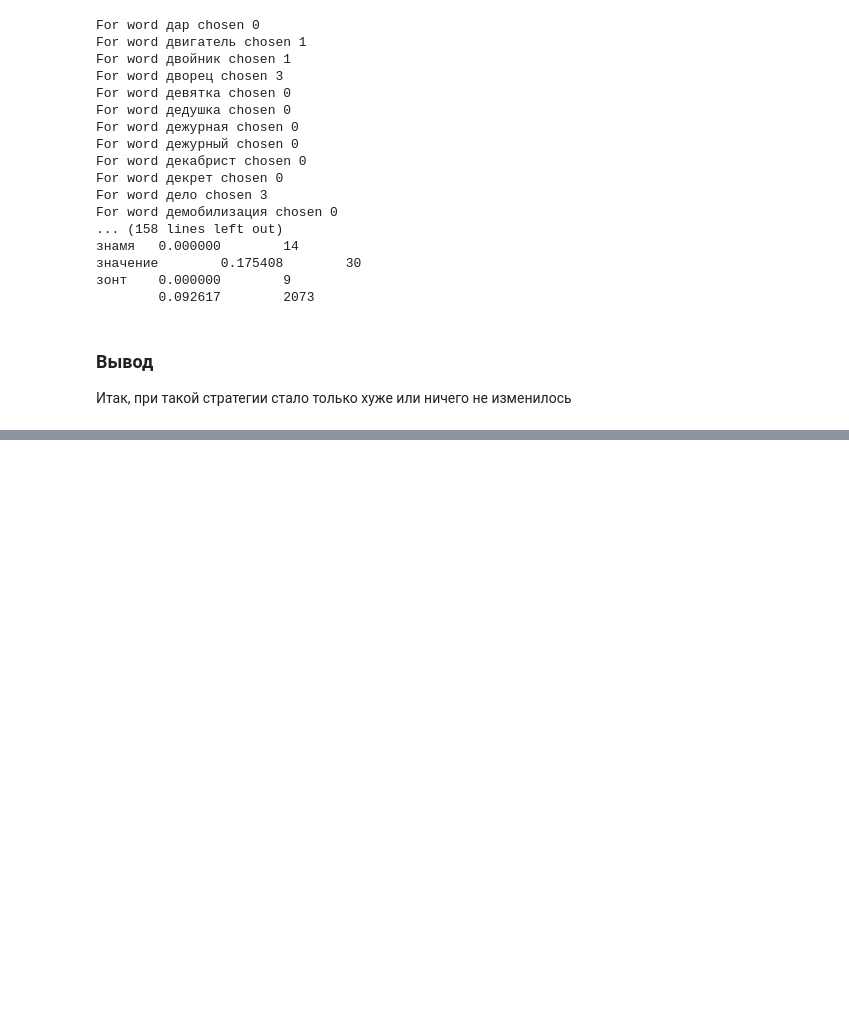
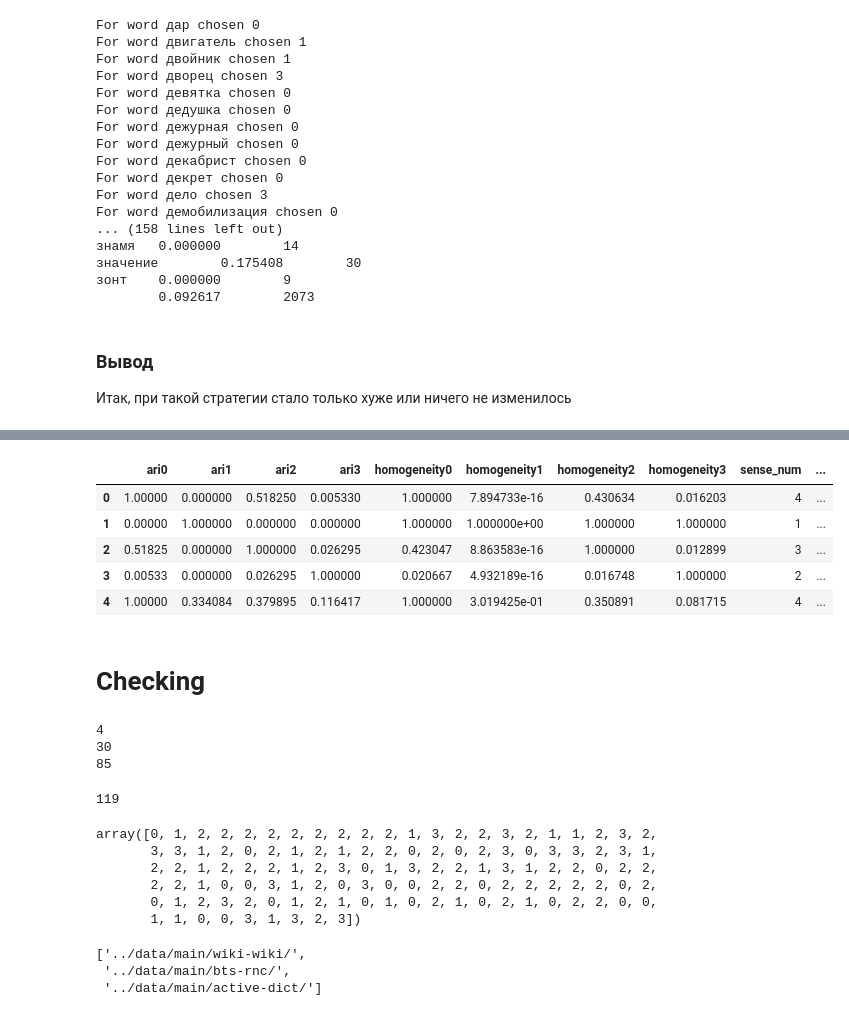
Before and after one commit to fogside/russe_wsi, a Jupyter notebook: notebooks/MixLabels.ipynb, the cells around one changed output, grey strips where cells are left out. Saved outputs shown, nothing was run; the diff lists cells and outputs as text; code cells hidden in the pictures; blank space fills up the shorter version.

```diff
--- a/notebooks/MixLabels.ipynb
+++ b/notebooks/MixLabels.ipynb
@@ -238,0 +363,38 @@ For word демобилизация chosen 0
+# %%
+features.head()
+# %% [output]
+|  | ari0 | ari1 | ari2 | ari3 | homogeneity0 | homogeneity1 | homogeneity2 | homogeneity3 | sense_num | ... |
+| 0 | 1.00000 | 0.000000 | 0.518250 | 0.005330 | 1.000000 | 7.894733e-16 | 0.430634 | 0.016203 | 4 | ... |
+| 1 | 0.00000 | 1.000000 | 0.000000 | 0.000000 | 1.000000 | 1.000000e+00 | 1.000000 | 1.000000 | 1 | ... |
+| 2 | 0.51825 | 0.000000 | 1.000000 | 0.026295 | 0.423047 | 8.863583e-16 | 1.000000 | 0.012899 | 3 | ... |
+| 3 | 0.00533 | 0.000000 | 0.026295 | 1.000000 | 0.020667 | 4.932189e-16 | 0.016748 | 1.000000 | 2 | ... |
+| 4 | 1.00000 | 0.334084 | 0.379895 | 0.116417 | 1.000000 | 3.019425e-01 | 0.350891 | 0.081715 | 4 | ... |
+# %% [markdown]
+# Checking
+# %%
+for d in dataset_list:
+    tr = pd.read_csv(d+'train.csv', sep='\t')
+    print(len(tr.word.unique()))
+# %% [output]
+4
+30
+85
+# %%
+len(predictions)
+# %% [output]
+119
+# %%
+predictions
+# %% [output]
+array([0, 1, 2, 2, 2, 2, 2, 2, 2, 2, 2, 1, 3, 2, 2, 3, 2, 1, 1, 2, 3, 2,
+       3, 3, 1, 2, 0, 2, 1, 2, 1, 2, 2, 0, 2, 0, 2, 3, 0, 3, 3, 2, 3, 1,
+       2, 2, 1, 2, 2, 2, 1, 2, 3, 0, 1, 3, 2, 2, 1, 3, 1, 2, 2, 0, 2, 2,
+       2, 2, 1, 0, 0, 3, 1, 2, 0, 3, 0, 0, 2, 2, 0, 2, 2, 2, 2, 2, 0, 2,
+       0, 1, 2, 3, 2, 0, 1, 2, 1, 0, 1, 0, 2, 1, 0, 2, 1, 0, 2, 2, 0, 0,
+       1, 1, 0, 0, 3, 1, 3, 2, 3])
+# %%
+dataset_list
+# %% [output]
+['../data/main/wiki-wiki/',
+ '../data/main/bts-rnc/',
+ '../data/main/active-dict/']
```
Also changed, not shown: parts of 32 cells of this notebook.
